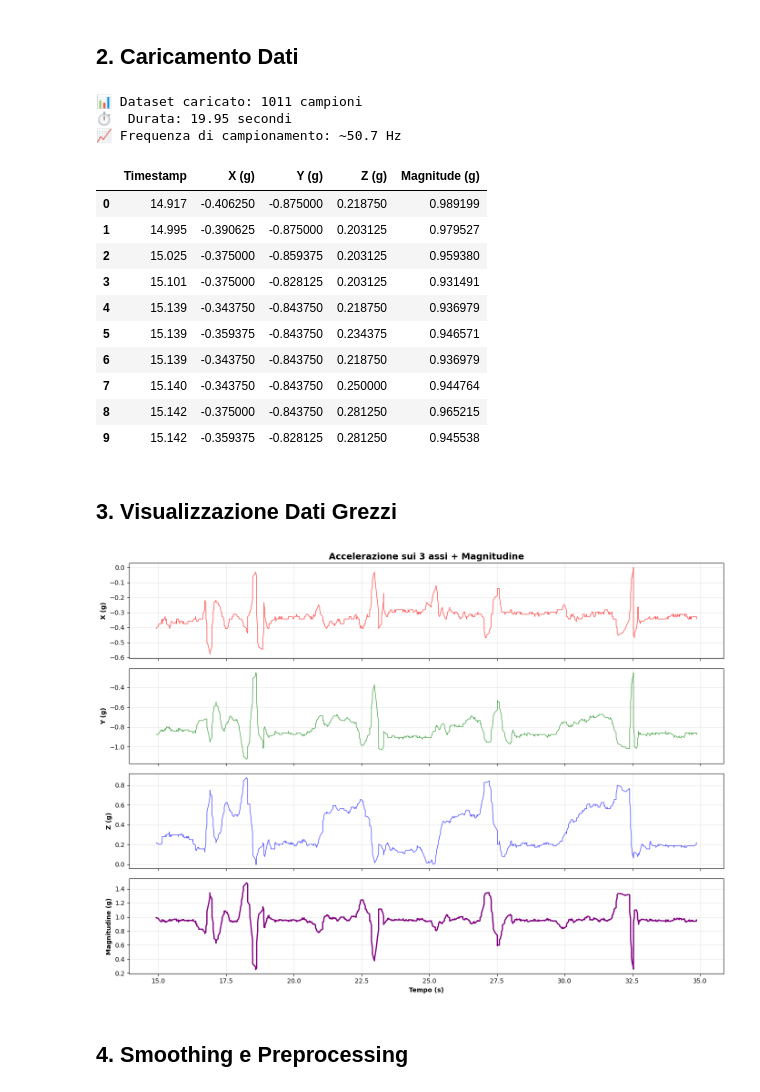
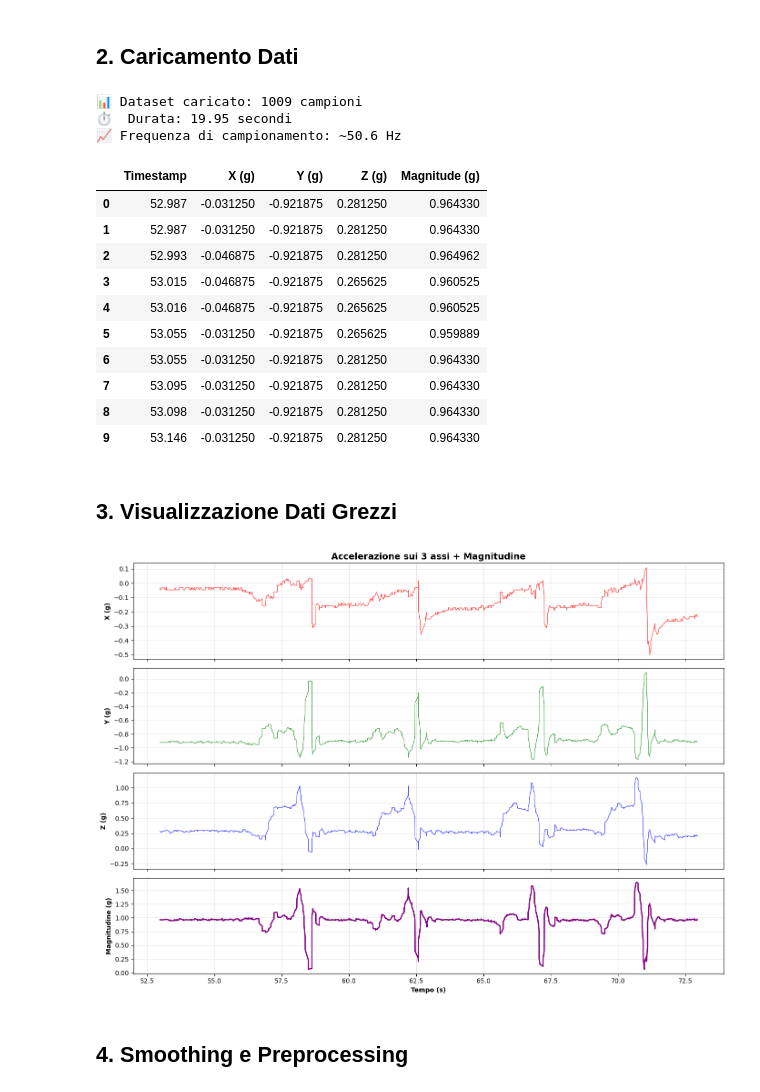
Before and after one commit to paoloartasensi/python_bt, a Jupyter notebook: squat_analysis.ipynb, the cells around one changed output. Saved outputs shown, nothing was run; the diff lists cells and outputs as text; code cells hidden in the pictures.

```diff
--- a/squat_analysis.ipynb
+++ b/squat_analysis.ipynb
@@ -27,31 +27,31 @@ print("✅ Librerie importate con successo")
 ## 2. Caricamento Dati
 # %%
 # Carica il file CSV
-filename = 'accel_data_20251119_011128.csv'
+filename = 'accel_data_20251119_140626.csv'
 
 df = pd.read_csv(filename)
 
 # Mostra le prime righe
 print(f"📊 Dataset caricato: {len(df)} campioni")
 print(f"⏱️  Durata: {df['Timestamp'].max() - df['Timestamp'].min():.2f} secondi")
 print(f"📈 Frequenza di campionamento: ~{len(df)/(df['Timestamp'].max() - df['Timestamp'].min()):.1f} Hz\n")
 
 df.head(10)
 # %% [output]
-📊 Dataset caricato: 1011 campioni
+📊 Dataset caricato: 1009 campioni
 ⏱️  Durata: 19.95 secondi
-📈 Frequenza di campionamento: ~50.7 Hz
+📈 Frequenza di campionamento: ~50.6 Hz
 |  | Timestamp | X (g) | Y (g) | Z (g) | Magnitude (g) |
-| 0 | 14.917 | -0.406250 | -0.875000 | 0.218750 | 0.989199 |
-| 1 | 14.995 | -0.390625 | -0.875000 | 0.203125 | 0.979527 |
-| 2 | 15.025 | -0.375000 | -0.859375 | 0.203125 | 0.959380 |
-| 3 | 15.101 | -0.375000 | -0.828125 | 0.203125 | 0.931491 |
-| 4 | 15.139 | -0.343750 | -0.843750 | 0.218750 | 0.936979 |
-| 5 | 15.139 | -0.359375 | -0.843750 | 0.234375 | 0.946571 |
-| 6 | 15.139 | -0.343750 | -0.843750 | 0.218750 | 0.936979 |
-| 7 | 15.140 | -0.343750 | -0.843750 | 0.250000 | 0.944764 |
-| 8 | 15.142 | -0.375000 | -0.843750 | 0.281250 | 0.965215 |
-| 9 | 15.142 | -0.359375 | -0.828125 | 0.281250 | 0.945538 |
+| 0 | 52.987 | -0.031250 | -0.921875 | 0.281250 | 0.964330 |
+| 1 | 52.987 | -0.031250 | -0.921875 | 0.281250 | 0.964330 |
+| 2 | 52.993 | -0.046875 | -0.921875 | 0.281250 | 0.964962 |
+| 3 | 53.015 | -0.046875 | -0.921875 | 0.265625 | 0.960525 |
+| 4 | 53.016 | -0.046875 | -0.921875 | 0.265625 | 0.960525 |
+| 5 | 53.055 | -0.031250 | -0.921875 | 0.265625 | 0.959889 |
+| 6 | 53.055 | -0.031250 | -0.921875 | 0.281250 | 0.964330 |
+| 7 | 53.095 | -0.031250 | -0.921875 | 0.281250 | 0.964330 |
+| 8 | 53.098 | -0.031250 | -0.921875 | 0.281250 | 0.964330 |
+| 9 | 53.146 | -0.031250 | -0.921875 | 0.281250 | 0.964330 |
 # %% [markdown]
 ## 3. Visualizzazione Dati Grezzi
 # %%
@@ -79,7 +79,7 @@ axes[3].grid(True, alpha=0.3)
 plt.tight_layout()
 plt.show()
 # %% [output]
-[figure, old version]
+[figure, new version]
 # %% [markdown]
 ## 4. Smoothing e Preprocessing
 # %%
```
Also changed, not shown: parts of 4 cells of this notebook, 4 other files.
